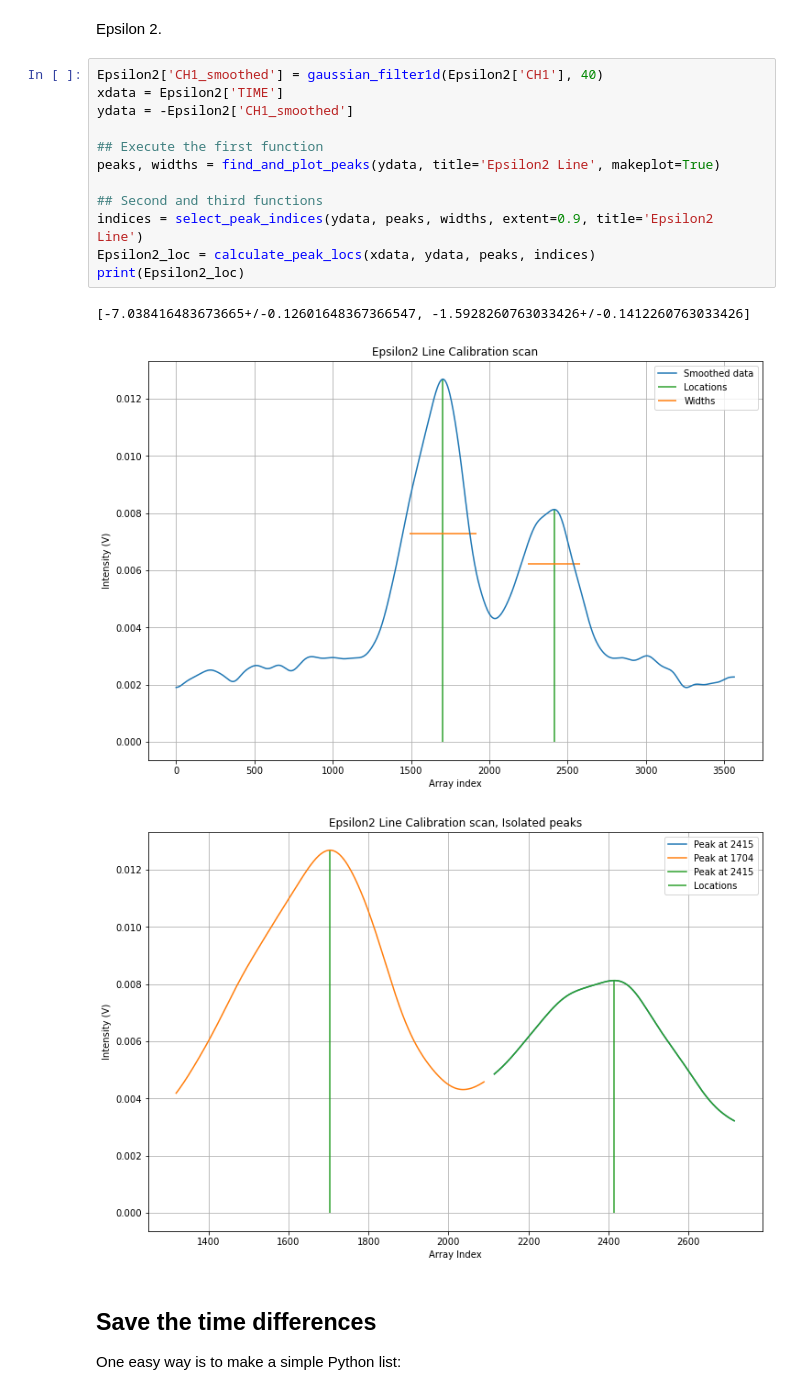
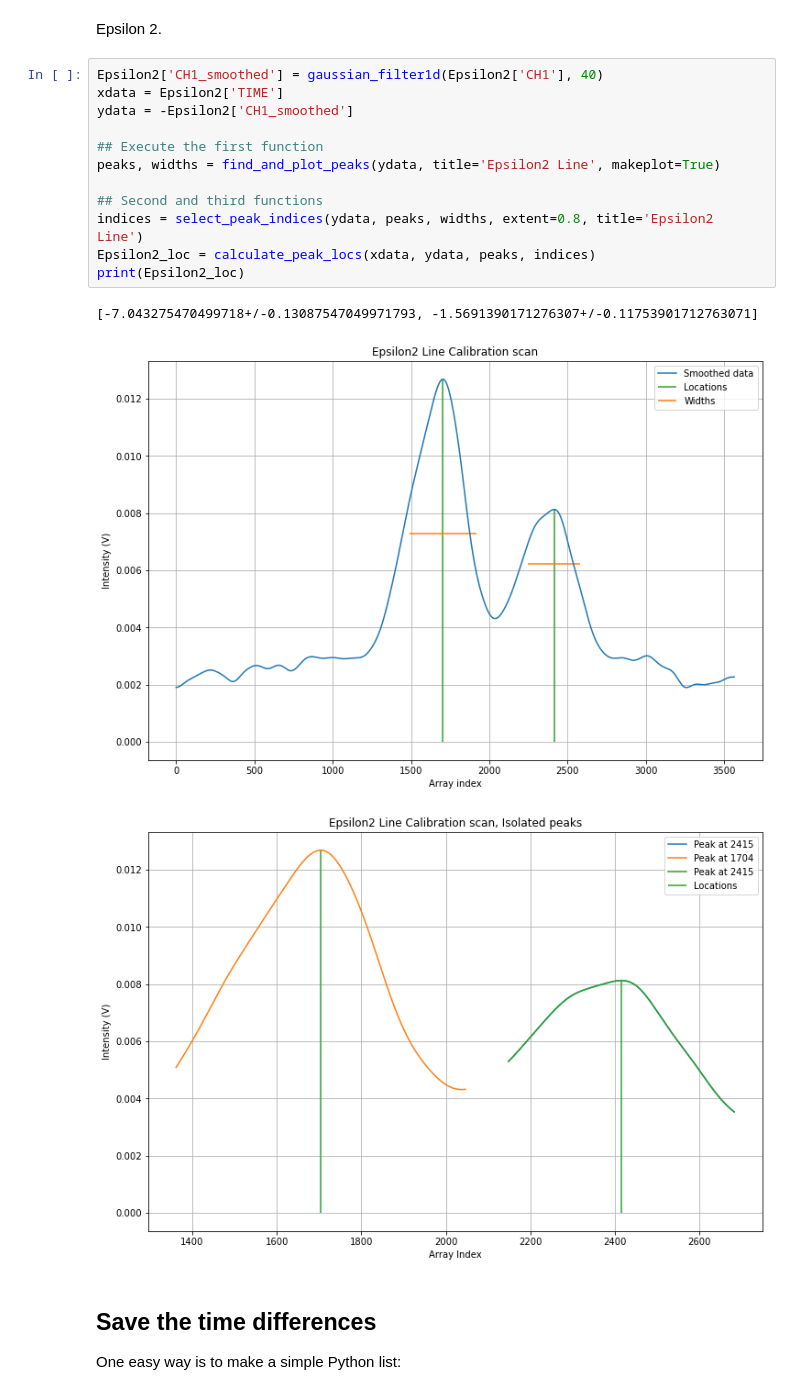
Before and after one commit to 14littleraindrop/PHYS_432_Atomic_Lab, a Jupyter notebook: Lab_1/analysis/HD_analysis_centroid_method.ipynb, the cells around one changed output. Saved outputs shown, nothing was run; the diff lists cells and outputs as text.

```diff
--- a/Lab_1/analysis/HD_analysis_centroid_method.ipynb
+++ b/Lab_1/analysis/HD_analysis_centroid_method.ipynb
@@ -505,19 +496,19 @@ Epsilon 2.
 # %%
 Epsilon2['CH1_smoothed'] = gaussian_filter1d(Epsilon2['CH1'], 40)
 xdata = Epsilon2['TIME']
 ydata = -Epsilon2['CH1_smoothed']
 
 ## Execute the first function
 peaks, widths = find_and_plot_peaks(ydata, title='Epsilon2 Line', makeplot=True)
 
 ## Second and third functions
-indices = select_peak_indices(ydata, peaks, widths, extent=0.9, title='Epsilon2 Line')
+indices = select_peak_indices(ydata, peaks, widths, extent=0.8, title='Epsilon2 Line')
 Epsilon2_loc = calculate_peak_locs(xdata, ydata, peaks, indices)
 print(Epsilon2_loc)
 # %% [output]
-[-7.038416483673665+/-0.12601648367366547, -1.5928260763033426+/-0.1412260763033426]
+[-7.043275470499718+/-0.13087547049971793, -1.5691390171276307+/-0.11753901712763071]
 [figure]
-[figure, old version]
+[figure, new version]
 # %% [markdown]
 ## Save the time differences
 
```
Also changed, not shown: parts of 10 cells of this notebook, 3 other files.
